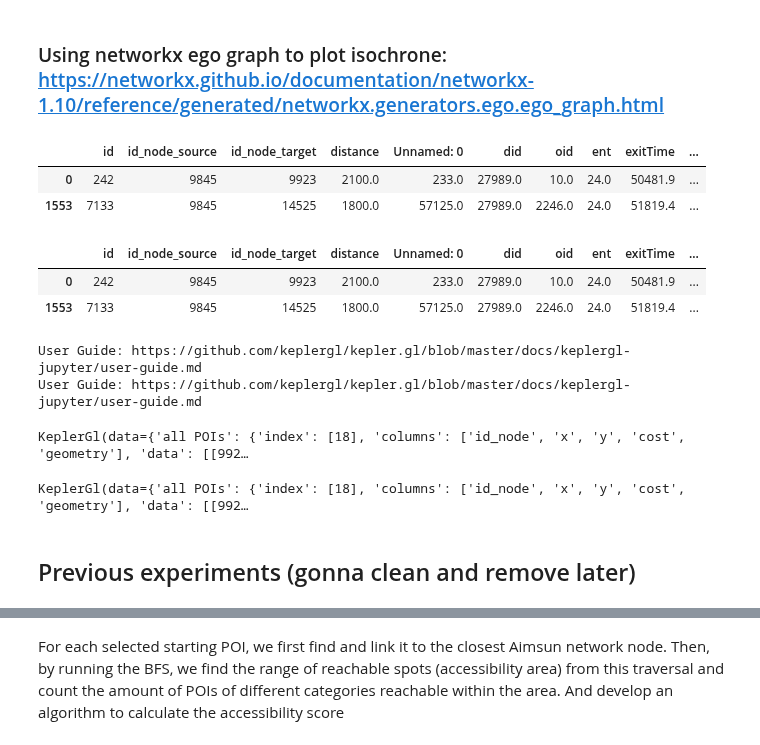
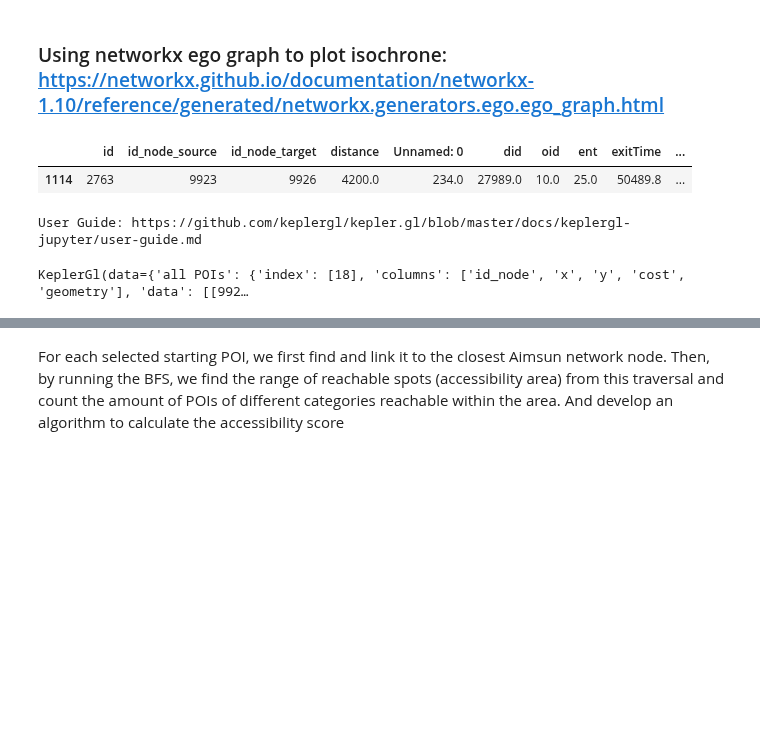
Before and after one commit to Fremont-project/data-processing, a Jupyter notebook: pipeline/aimsun-data-analysis/KPI calculation pipeline.ipynb, the cells around one changed output, grey strips where cells are left out. Drawn from its saved outputs; the diff is of its cells as text; code cells hidden in the pictures; blank space fills up the shorter version.

```diff
--- a/pipeline/aimsun-data-analysis/KPI calculation pipeline.ipynb
+++ b/pipeline/aimsun-data-analysis/KPI calculation pipeline.ipynb
@@ -864,12 +700,8 @@ KeplerGl(data={'center POI': {'index': [18], 'columns': ['id_node', 'x', 'y', 'c
 # %% [markdown]
 ### Using networkx ego graph to plot isochrone: https://networkx.github.io/documentation/networkx-1.10/reference/generated/networkx.generators.ego.ego_graph.html
 # %%
-edge_weighted[edge_weighted['id_node_source'] == 9845]
+edge_weighted[edge_weighted['id_node_source'] == node_getter(1)]
 # %% [output]
 |  | id | id_node_source | id_node_target | distance | Unnamed: 0 | did | oid | ent | exitTime | ... |
-| 0 | 242 | 9845 | 9923 | 2100.0 | 233.0 | 27989.0 | 10.0 | 24.0 | 50481.9 | ... |
-| 1553 | 7133 | 9845 | 14525 | 1800.0 | 57125.0 | 27989.0 | 2246.0 | 24.0 | 51819.4 | ... |
+| 1114 | 2763 | 9923 | 9926 | 4200.0 | 234.0 | 27989.0 | 10.0 | 25.0 | 50489.8 | ... |
-|  | id | id_node_source | id_node_target | distance | Unnamed: 0 | did | oid | ent | exitTime | ... |
-| 0 | 242 | 9845 | 9923 | 2100.0 | 233.0 | 27989.0 | 10.0 | 24.0 | 50481.9 | ... |
-| 1553 | 7133 | 9845 | 14525 | 1800.0 | 57125.0 | 27989.0 | 2246.0 | 24.0 | 51819.4 | ... |
 # %%
@@ -897,11 +731,8 @@ map_9.add_data(data=Aimsun_sections, name = "sections")
 map_9.add_data(data=Aimsun_nodes, name = "nodes")
 map_9.add_data(data=layer_1, name = 'layer_1')
 map_9.add_data(data=layer_2, name = 'layer_2')
+map_9.add_data(data=layer_3, name = 'layer_3')
 map_9
 # %% [output]
 User Guide: https://github.com/keplergl/kepler.gl/blob/master/docs/keplergl-jupyter/user-guide.md
-User Guide: https://github.com/keplergl/kepler.gl/blob/master/docs/keplergl-jupyter/user-guide.md
 KeplerGl(data={'all POIs': {'index': [18], 'columns': ['id_node', 'x', 'y', 'cost', 'geometry'], 'data': [[992…
-KeplerGl(data={'all POIs': {'index': [18], 'columns': ['id_node', 'x', 'y', 'cost', 'geometry'], 'data': [[992…
-# %% [markdown]
-## Previous experiments (gonna clean and remove later)
```
Also changed, not shown: parts of 51 cells of this notebook.
